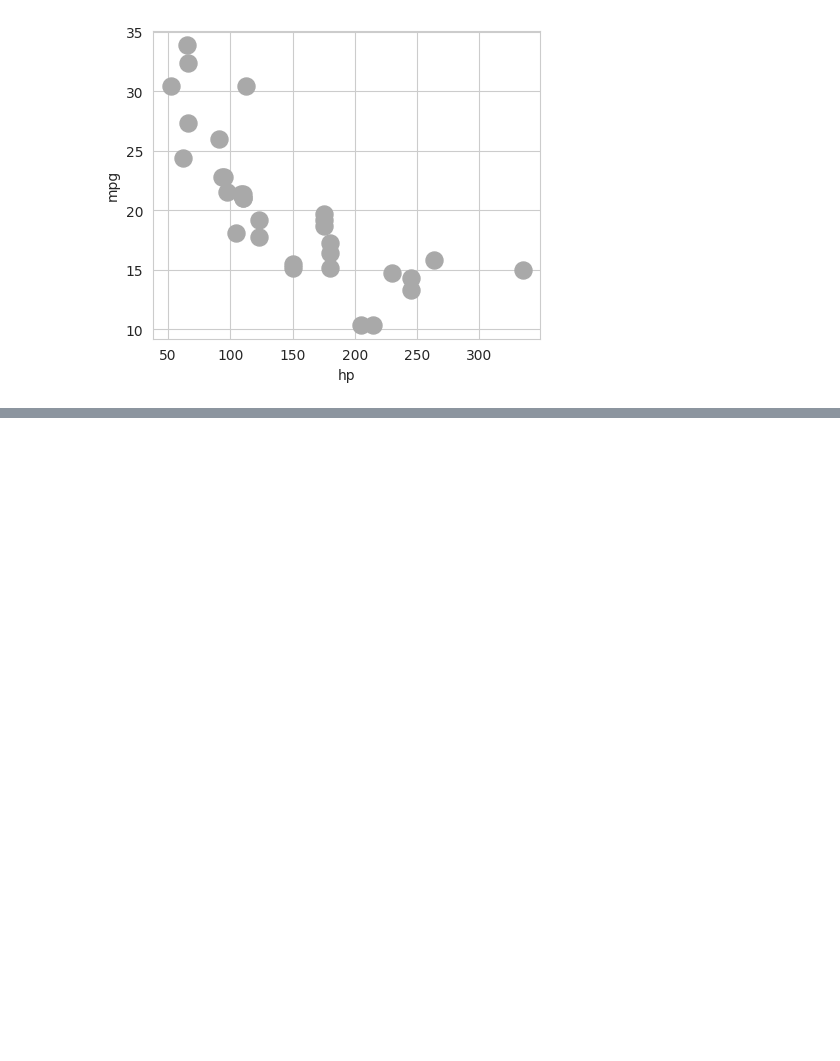
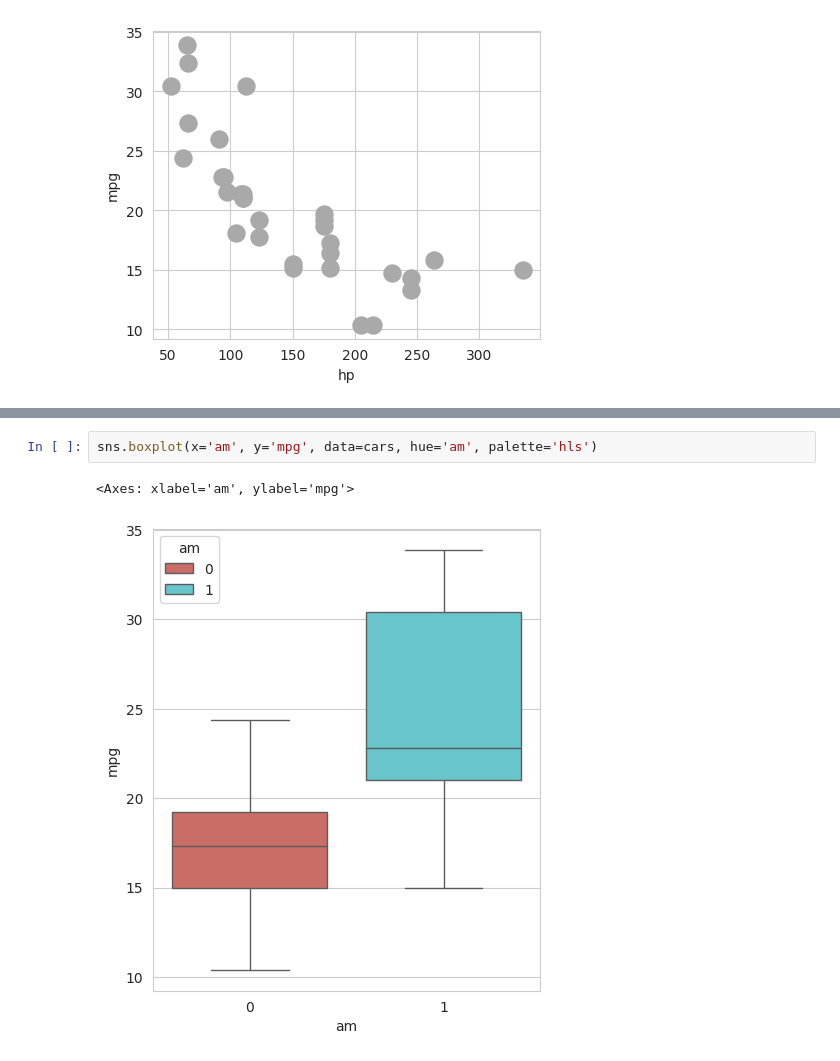
Before and after one commit to venkat56vanaparthi/data_science, a Jupyter notebook: data_visualization.ipynb, the cells around one changed output, grey strips where cells are left out. Cells and saved outputs as stored; diff of their text form; blank space fills up the shorter version.

```diff
--- a/data_visualization.ipynb
+++ b/data_visualization.ipynb
@@ -557,0 +578,5 @@ sns.pairplot(cars)
+# %%
+sns.boxplot(x='am', y='mpg', data=cars, hue='am', palette='hls')
+# %% [output]
+<Axes: xlabel='am', ylabel='mpg'>
+[figure, added]
```
Also changed, not shown: parts of 5 cells of this notebook.
